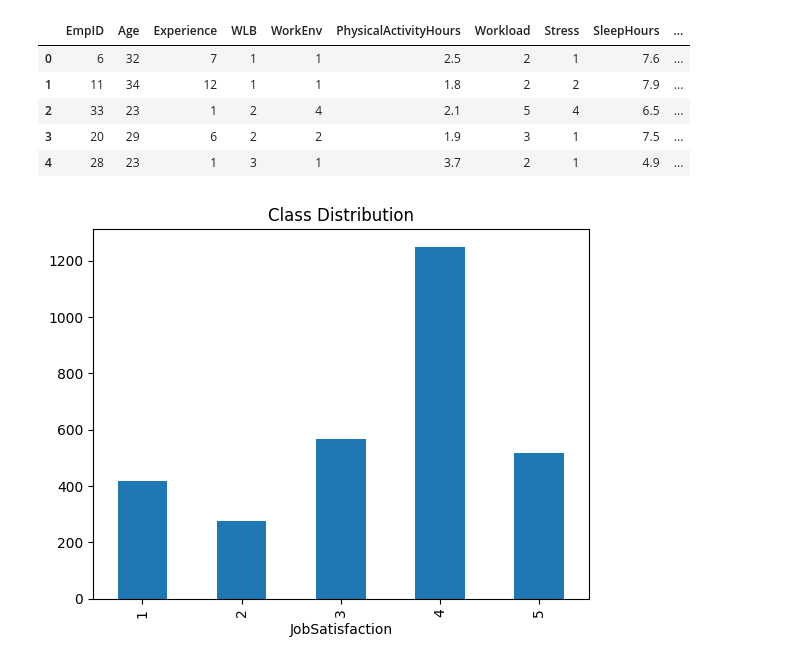
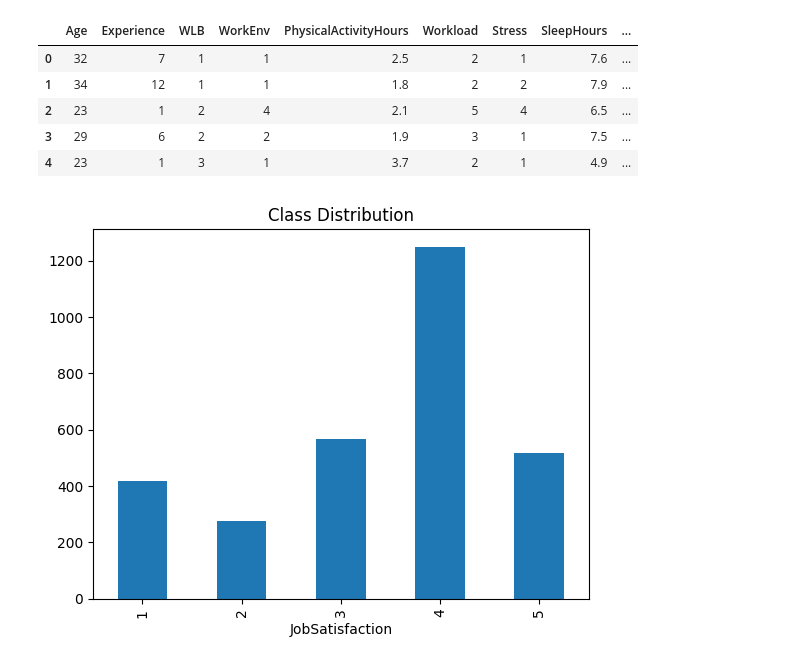
Before and after one commit to JacobBodera/mse446_project, a Jupyter notebook: SVM/svm.ipynb, the cells around one changed output. Saved outputs shown, nothing was run; the diff lists cells and outputs as text; code cells hidden in the pictures.

```diff
--- a/SVM/svm.ipynb
+++ b/SVM/svm.ipynb
@@ -12,16 +14,16 @@ pd.set_option('display.max_columns', None)
 # %%
 # Load employee_survey.csv
 df = pd.read_csv("..\\employee_survey.csv")
-
-df = pd.get_dummies(df, columns=['JobLevel', 'EduLevel', 'Gender', 'MaritalStatus', 'Dept', 'EmpType', 'CommuteMode'])
+df = df.drop(columns=['EmpID'])
+df = pd.get_dummies(df, columns=['JobLevel', 'EduLevel', 'Gender', 'MaritalStatus', 'Dept', 'EmpType', 'CommuteMode'], drop_first=True)
 df.head()
 # %% [output]
-|  | EmpID | Age | Experience | WLB | WorkEnv | PhysicalActivityHours | Workload | Stress | SleepHours | ... |
-| 0 | 6 | 32 | 7 | 1 | 1 | 2.5 | 2 | 1 | 7.6 | ... |
-| 1 | 11 | 34 | 12 | 1 | 1 | 1.8 | 2 | 2 | 7.9 | ... |
-| 2 | 33 | 23 | 1 | 2 | 4 | 2.1 | 5 | 4 | 6.5 | ... |
-| 3 | 20 | 29 | 6 | 2 | 2 | 1.9 | 3 | 1 | 7.5 | ... |
-| 4 | 28 | 23 | 1 | 3 | 1 | 3.7 | 2 | 1 | 4.9 | ... |
+|  | Age | Experience | WLB | WorkEnv | PhysicalActivityHours | Workload | Stress | SleepHours | ... |
+| 0 | 32 | 7 | 1 | 1 | 2.5 | 2 | 1 | 7.6 | ... |
+| 1 | 34 | 12 | 1 | 1 | 1.8 | 2 | 2 | 7.9 | ... |
+| 2 | 23 | 1 | 2 | 4 | 2.1 | 5 | 4 | 6.5 | ... |
+| 3 | 29 | 6 | 2 | 2 | 1.9 | 3 | 1 | 7.5 | ... |
+| 4 | 23 | 1 | 3 | 1 | 3.7 | 2 | 1 | 4.9 | ... |
 # %%
 # Check class distribution
 df['JobSatisfaction'].value_counts().sort_index().plot(kind='bar', title='Class Distribution')
```
Also changed, not shown: parts of 11 cells of this notebook.
